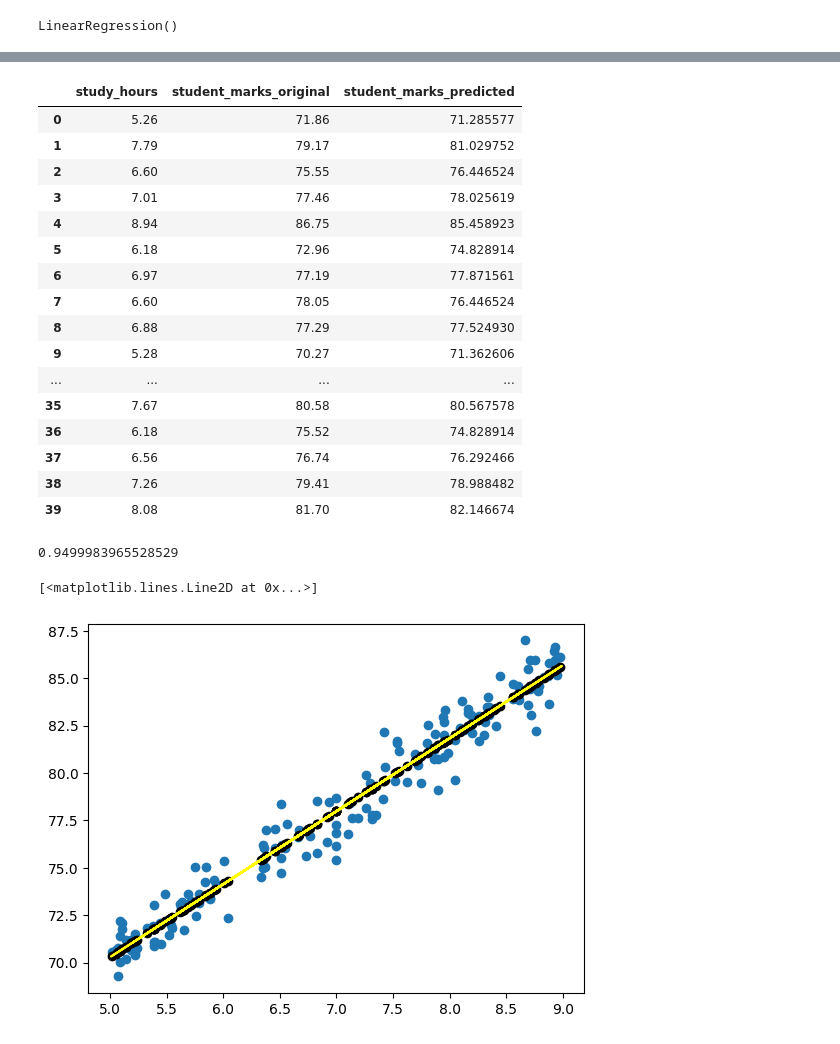
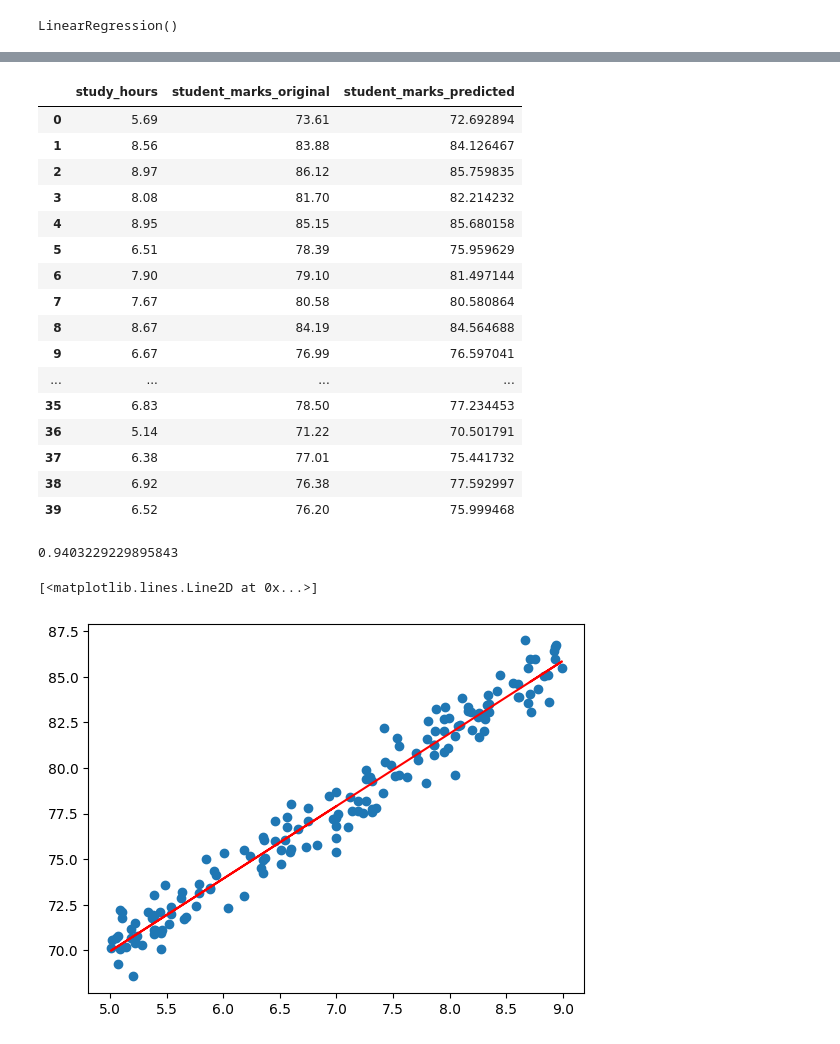
Before and after one commit to jewelnu/All-About-Linear-Regression, a Jupyter notebook: LinearRegrationMarksTestset.ipynb, the cells around one changed output, grey strips where cells are left out. Cells and saved outputs as stored; diff of their text form; code cells hidden in the pictures.

Commit message:
Student marks prediction final

```diff
--- a/LinearRegrationMarksTestset.ipynb
+++ b/LinearRegrationMarksTestset.ipynb
@@ -39,8 +39,8 @@ df.study_hours.mean()
 # %% [output]
 6.9959487179487185
 # %%
-df =df.fillna(df.study_hours.mean())
-df
+df2 =df.fillna(df.study_hours.mean())
+df2
 # %% [output]
 |  | study_hours | student_marks |
 | 0 | 6.830000 | 78.50 |
@@ -56,7 +56,7 @@ df
 | 199 | 8.350000 | 83.50 |
 200 rows × 2 columns
 # %%
-X = df.drop(columns=['student_marks', 'predicted_y', 'absolute_loss'])
+X = df2.drop('student_marks', axis=1)
 X
 # %% [output]
 |  | study_hours |
@@ -91,0 +75,3 @@ y
+# %%
+y= df2.drop('study_hours', axis=1)
+y
@@ -213,32 +211,34 @@ array([[71.28557734],
 # %%
-pd.DataFrame(np.c_[X_test, y_test, y_pred], columns = ["study_hours", "student_marks_original","student_marks_predicted"])
+final_df=pd.DataFrame(np.c_[X_test, y_test, y_pred], columns = ["study_hours", "student_marks_original","student_marks_predicted"])
+final_df
 # %% [output]
 |  | study_hours | student_marks_original | student_marks_predicted |
-| 0 | 5.26 | 71.86 | 71.285577 |
-| 1 | 7.79 | 79.17 | 81.029752 |
-| 2 | 6.60 | 75.55 | 76.446524 |
-| 3 | 7.01 | 77.46 | 78.025619 |
-| 4 | 8.94 | 86.75 | 85.458923 |
-| 5 | 6.18 | 72.96 | 74.828914 |
-| 6 | 6.97 | 77.19 | 77.871561 |
-| 7 | 6.60 | 78.05 | 76.446524 |
-| 8 | 6.88 | 77.29 | 77.524930 |
-| 9 | 5.28 | 70.27 | 71.362606 |
+| 0 | 5.69 | 73.61 | 72.692894 |
+| 1 | 8.56 | 83.88 | 84.126467 |
+| 2 | 8.97 | 86.12 | 85.759835 |
+| 3 | 8.08 | 81.70 | 82.214232 |
+| 4 | 8.95 | 85.15 | 85.680158 |
+| 5 | 6.51 | 78.39 | 75.959629 |
+| 6 | 7.90 | 79.10 | 81.497144 |
+| 7 | 7.67 | 80.58 | 80.580864 |
+| 8 | 8.67 | 84.19 | 84.564688 |
+| 9 | 6.67 | 76.99 | 76.597041 |
 | ... | ... | ... | ... |
-| 35 | 7.67 | 80.58 | 80.567578 |
-| 36 | 6.18 | 75.52 | 74.828914 |
-| 37 | 6.56 | 76.74 | 76.292466 |
-| 38 | 7.26 | 79.41 | 78.988482 |
-| 39 | 8.08 | 81.70 | 82.146674 |
+| 35 | 6.83 | 78.50 | 77.234453 |
+| 36 | 5.14 | 71.22 | 70.501791 |
+| 37 | 6.38 | 77.01 | 75.441732 |
+| 38 | 6.92 | 76.38 | 77.592997 |
+| 39 | 6.52 | 76.20 | 75.999468 |
 # %%
 reg.score(X_test,y_test)
 # %% [output]
-0.9499983965528529
+0.9403229229895843
 # %%
 plt.scatter(X_train,y_train)
-plt.scatter(X_train,reg.predict(X_train),color='black')
-plt.plot(X_train,reg.predict(X_train), 'r-')
-plt.plot(X_test, reg.predict(X_test), color = 'yellow')
+#plt.scatter(X_train,y_pred,color='black')
+#plt.plot(X_train,y_pred, 'r-')
+#plt.plot(X_test,y_pred, color = 'yellow')
+plt.plot(X_train, reg.predict(X_train), 'r-')
 # %% [output]
 [<matplotlib.lines.Line2D at 0x...>]
-[figure, old version]
+[figure, new version]
```
Also changed, not shown: parts of 26 cells of this notebook.
